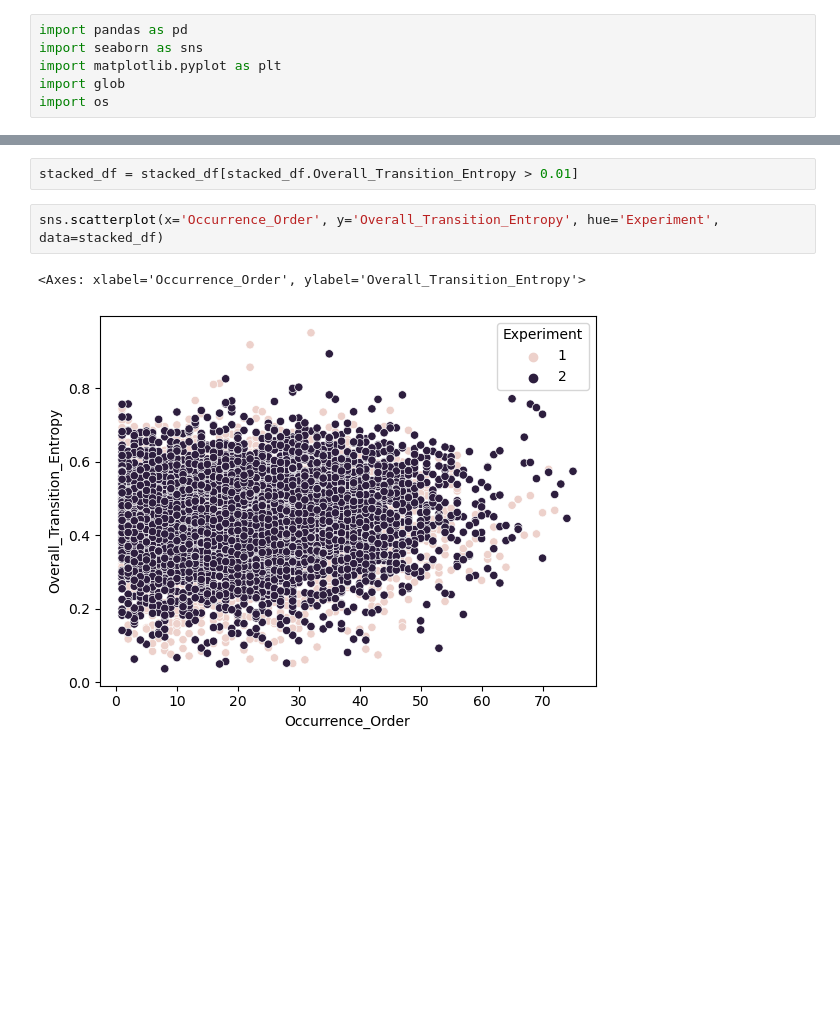
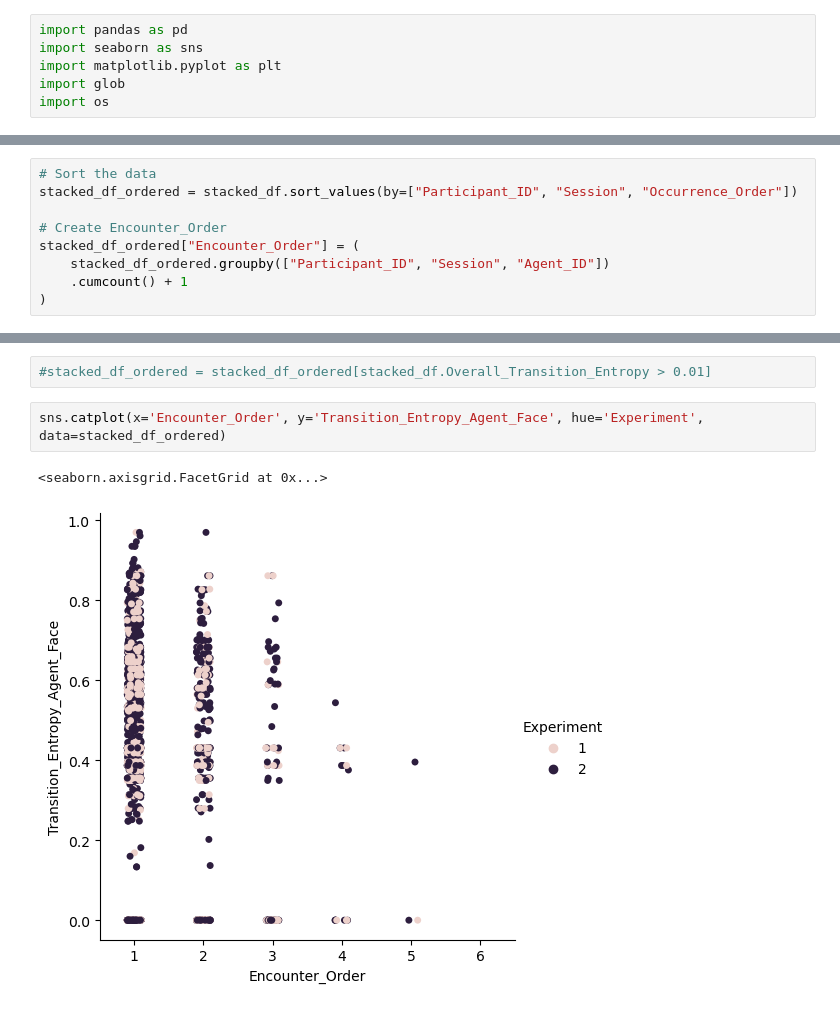
Before and after one commit to tracysanchez/Human_Agents_Impact_Nav, a Jupyter notebook: Exp2/Entropy/05_Entropy_Visualization_Window.ipynb, the cells around one changed output, grey strips where cells are left out. Cells and saved outputs as stored; diff of their text form; blank space fills up the shorter version.

Commit message:
final wondow for entropy, visualization, creation of summary for LMM, implementation of LMM in R

```diff
--- a/Exp2/Entropy/05_Entropy_Visualization_Window.ipynb
+++ b/Exp2/Entropy/05_Entropy_Visualization_Window.ipynb
@@ -31,0 +47,9 @@ memory usage: 740.9+ KB
+# %%
+# Sort the data
+stacked_df_ordered = stacked_df.sort_values(by=["Participant_ID", "Session", "Occurrence_Order"])
+
+# Create Encounter_Order
+stacked_df_ordered["Encounter_Order"] = (
+    stacked_df_ordered.groupby(["Participant_ID", "Session", "Agent_ID"])
+    .cumcount() + 1
+)
@@ -32,8 +76,8 @@ memory usage: 740.9+ KB
 # %%
-stacked_df = stacked_df[stacked_df.Overall_Transition_Entropy > 0.01]
+#stacked_df_ordered = stacked_df_ordered[stacked_df.Overall_Transition_Entropy > 0.01]
 # %%
-sns.scatterplot(x='Occurrence_Order', y='Overall_Transition_Entropy', hue='Experiment', data=stacked_df)
+sns.catplot(x='Encounter_Order', y='Transition_Entropy_Agent_Face', hue='Experiment', data=stacked_df_ordered)
 # %% [output]
-<Axes: xlabel='Occurrence_Order', ylabel='Overall_Transition_Entropy'>
+<seaborn.axisgrid.FacetGrid at 0x...>
-[figure, old version]
+[figure, new version]
 # %%
```
Also changed, not shown: parts of 19 cells of this notebook, 8 other files.
